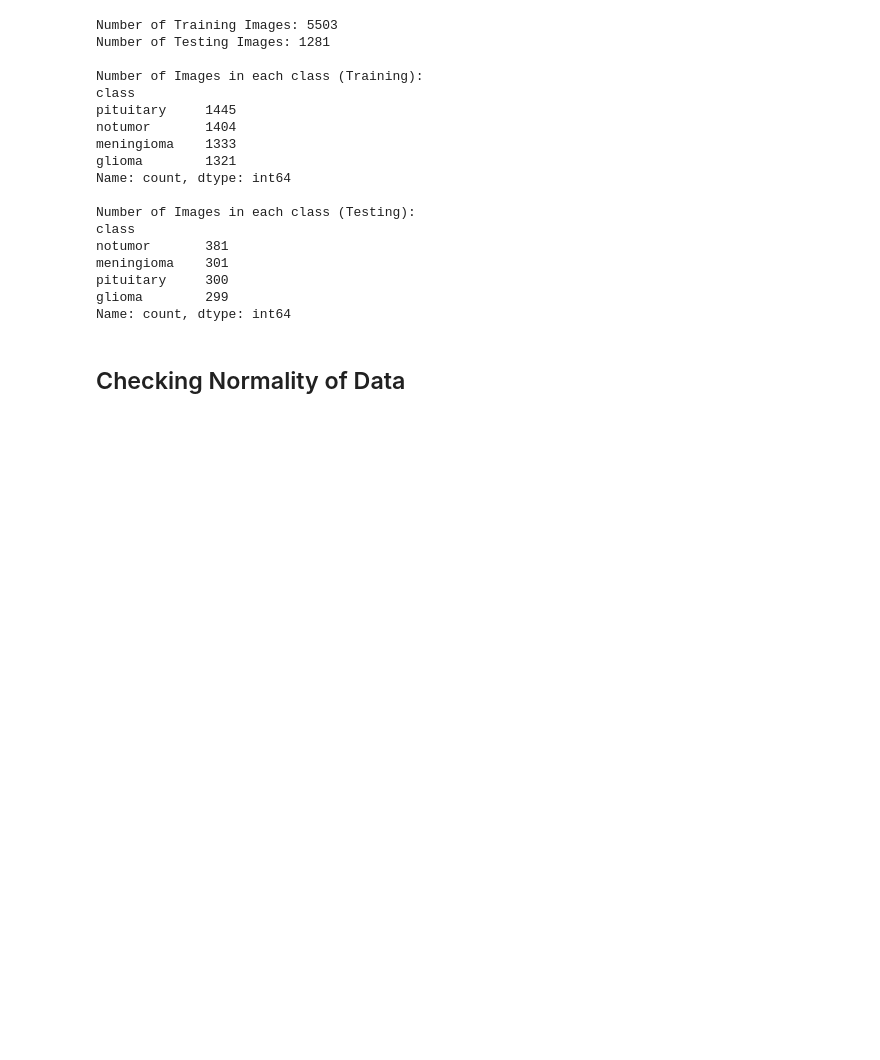
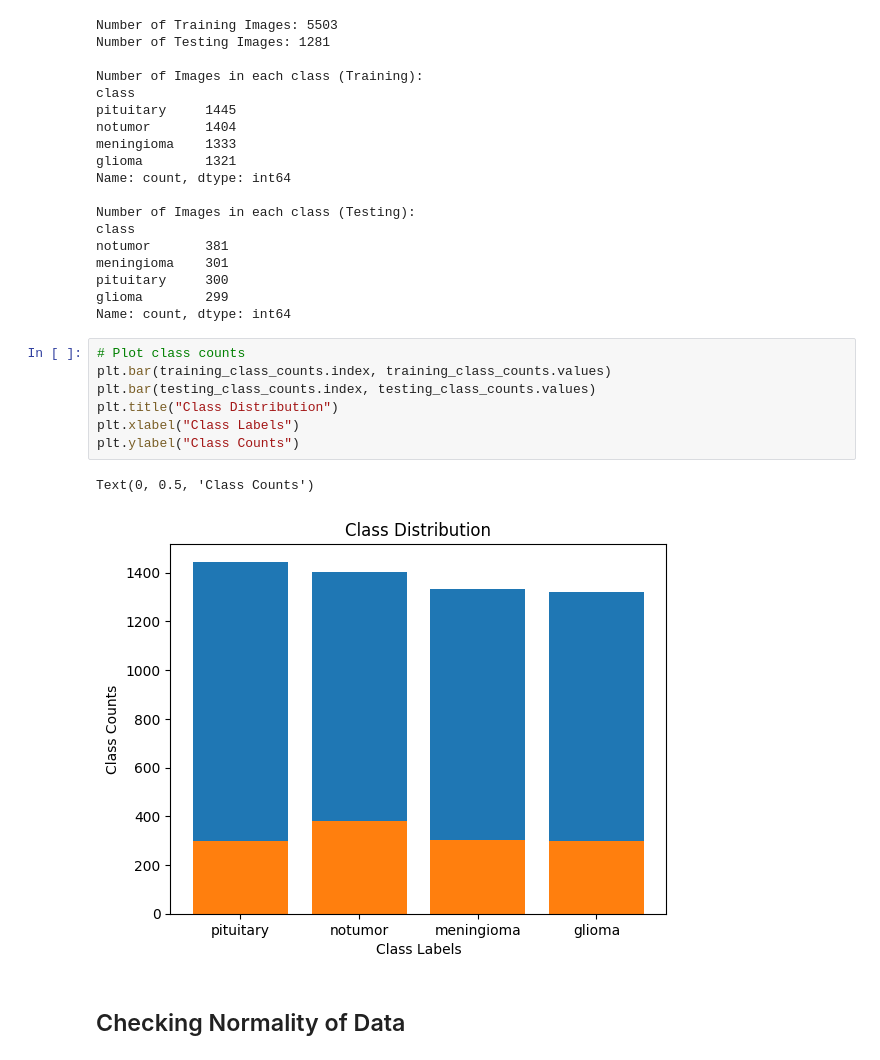
Before and after one commit to Thorpe7/Capstone, a Jupyter notebook: src/eda/exploratory_data_analysis.ipynb, the cells around one changed output. Drawn from its saved outputs; the diff is of its cells as text; blank space fills up the shorter version.

```diff
--- a/src/eda/exploratory_data_analysis.ipynb
+++ b/src/eda/exploratory_data_analysis.ipynb
@@ -46,6 +46,16 @@ meningioma    301
 pituitary     300
 glioma        299
 Name: count, dtype: int64
+# %%
+# Plot class counts
+plt.bar(training_class_counts.index, training_class_counts.values)
+plt.bar(testing_class_counts.index, testing_class_counts.values)
+plt.title("Class Distribution")
+plt.xlabel("Class Labels")
+plt.ylabel("Class Counts")
+# %% [output]
+Text(0, 0.5, 'Class Counts')
+[figure, added]
 # %% [markdown]
 ## Checking Normality of Data
 # %% [markdown]
```
Also changed, not shown: 12 other files.
